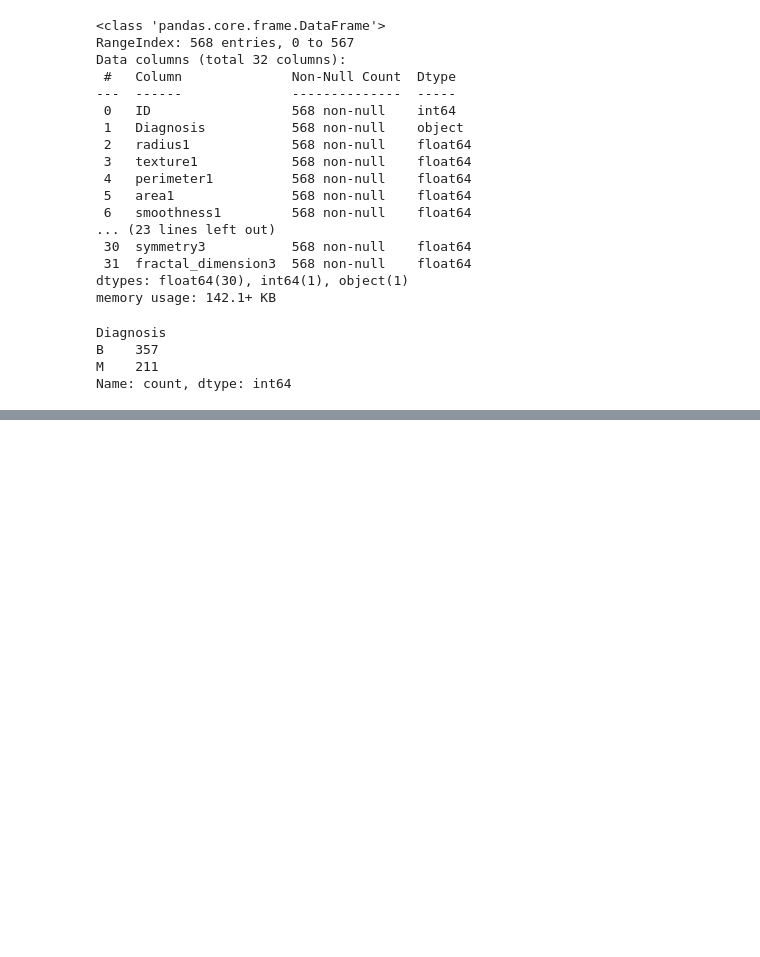
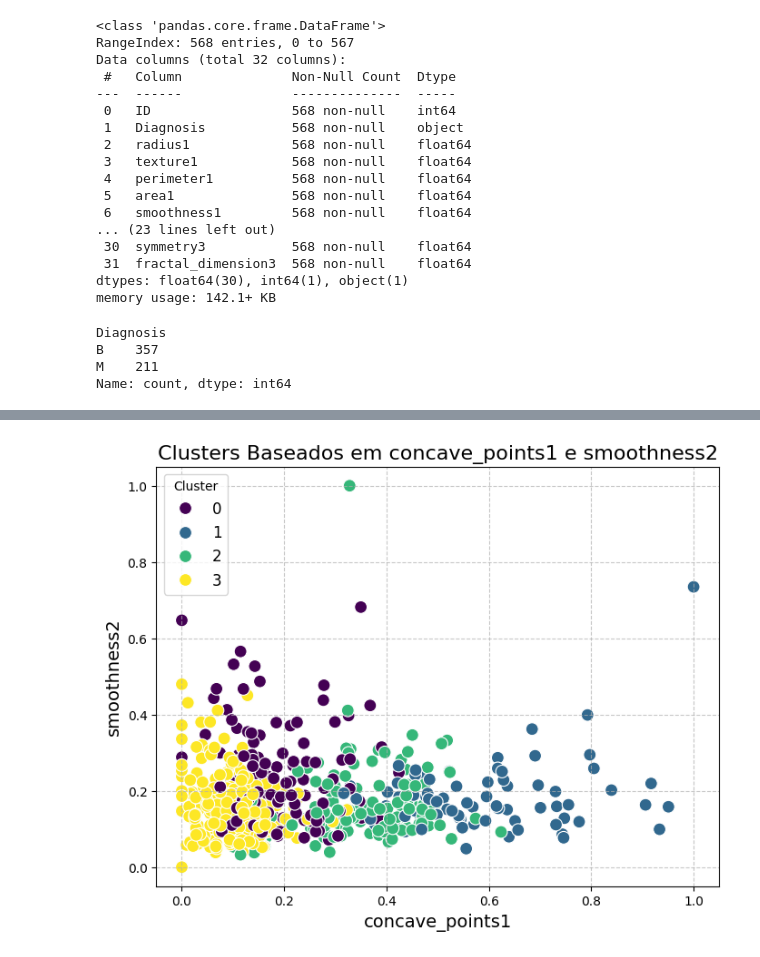
Before and after one commit to IsaacRamos1/aprendizado_maq_UFPI, a Jupyter notebook: kmeans/k_means_cancer.ipynb, the cells around one changed output, grey strips where cells are left out. Saved outputs shown, nothing was run; the diff lists cells and outputs as text; code cells hidden in the pictures; blank space fills up the shorter version.

```diff
--- a/kmeans/k_means_cancer.ipynb
+++ b/kmeans/k_means_cancer.ipynb
@@ -144,14 +166,14 @@ def information_gain(X, y):
 
     return info_gains
 # %%
-kmeans = KMeans(n_clusters=melhor_k, random_state=melhor_seed)
+kmeans = KMeans(n_clusters=k, random_state=melhor_seed)
 kmeans.fit(df)
 
 df = pd.DataFrame(df, columns=df_original.columns)
 df['cluster'] = kmeans.fit_predict(df)
 
-X = df.drop(columns=['Diagnosis', 'cluster'])
+X = df.drop(columns=['cluster'])
 y = df['Diagnosis']
 
-info_gains = information_gain(X, y)
-info_gains = pd.Series(info_gains).sort_values(ascending=False)
+#info_gains = information_gain(X, y)
+#info_gains = pd.Series(info_gains).sort_values(ascending=False)
@@ -177,0 +192,22 @@ dtype: float64
+# %%
+col1 = 'concave_points1'
+col2 = 'smoothness2'
+
+plt.figure(figsize=(8, 6))
+sns.scatterplot(
+    data=df,
+    x=col1,
+    y=col2,
+    hue='cluster',  # Colore os pontos pelos clusters
+    palette='viridis',
+    #style='cluster',
+    s=100  # Tamanho dos pontos
+)
+plt.title(f'Clusters Baseados em {col1} e {col2}', fontsize=16)
+plt.xlabel(col1, fontsize=14)
+plt.ylabel(col2, fontsize=14)
+plt.legend(title='Cluster', fontsize=12)
+plt.grid(True, linestyle='--', alpha=0.7)
+plt.show()
+# %% [output]
+[figure, added]
```
Also changed, not shown: parts of 9 cells of this notebook.
